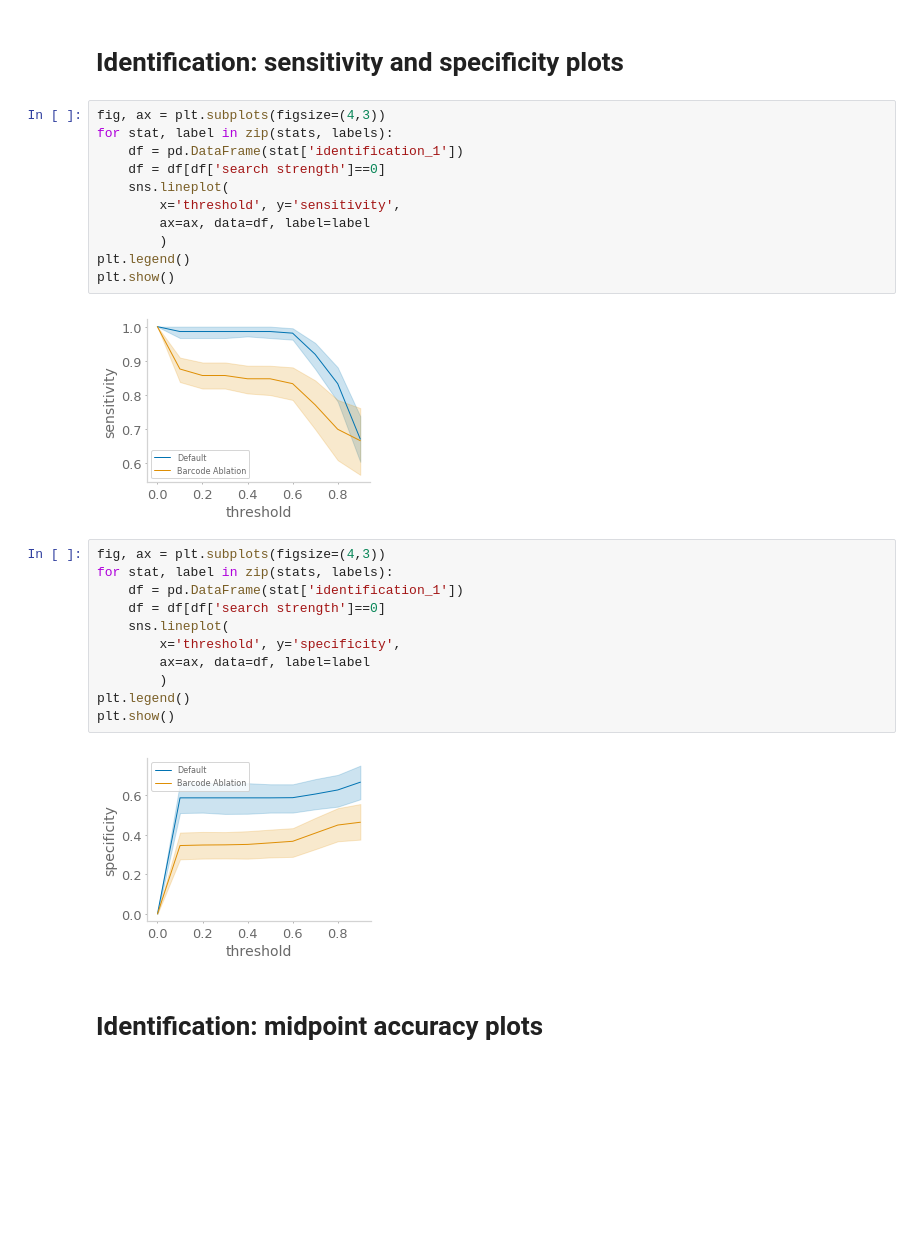
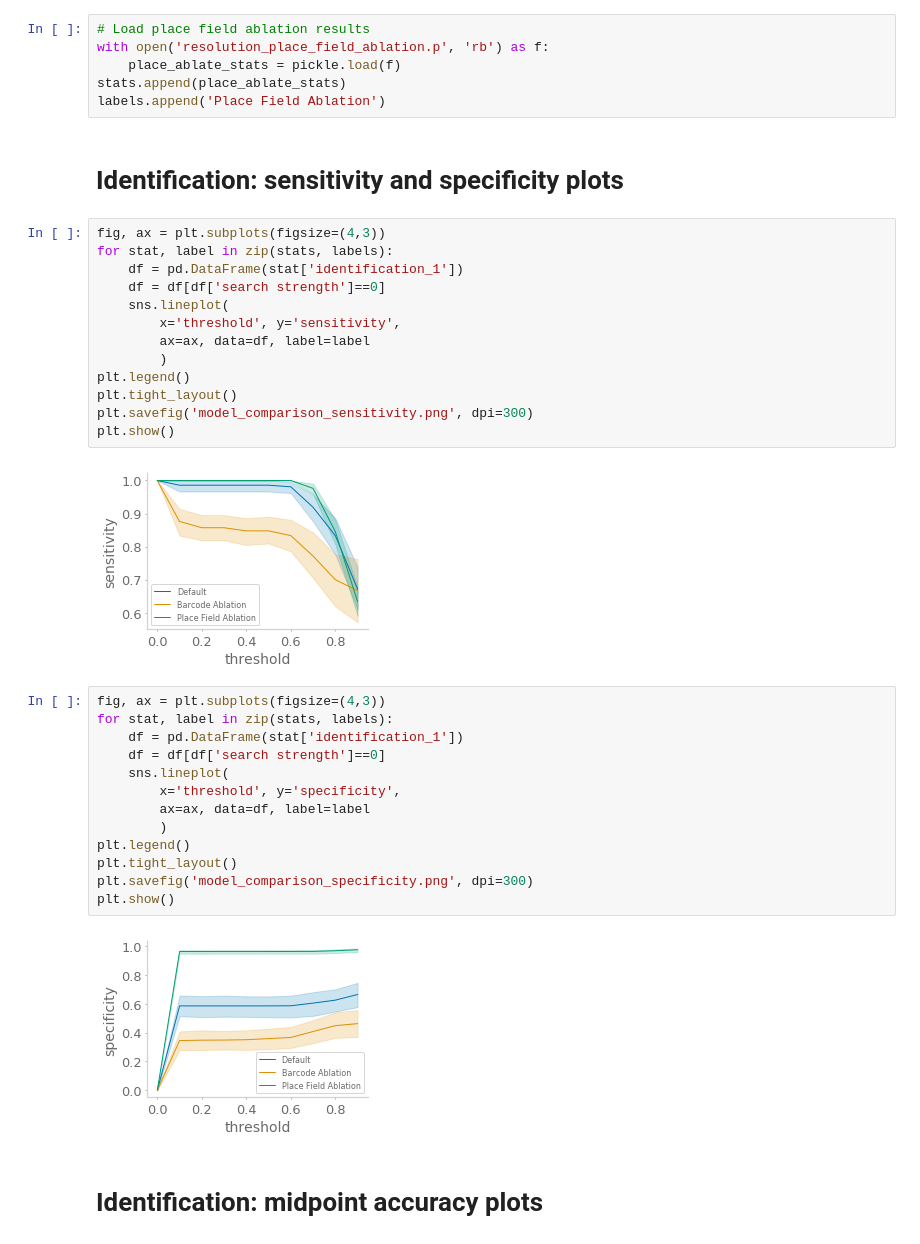
Before and after one commit to chingf/barcodes, a Jupyter notebook: Fig5-comparing-default-to-ablations.ipynb, the cells around one changed output. Saved outputs shown, nothing was run; the diff lists cells and outputs as text; blank space fills up the shorter version.

```diff
--- a/Fig5-comparing-default-to-ablations.ipynb
+++ b/Fig5-comparing-default-to-ablations.ipynb
@@ -30,6 +30,12 @@ with open('resolution_barcode_ablation.p', 'rb') as f:
     bar_ablate_stats = pickle.load(f)
 stats.append(bar_ablate_stats)
 labels.append('Barcode Ablation')
+# %%
+# Load place field ablation results
+with open('resolution_place_field_ablation.p', 'rb') as f:
+    place_ablate_stats = pickle.load(f)
+stats.append(place_ablate_stats)
+labels.append('Place Field Ablation')
 # %% [markdown]
 # Identification: sensitivity and specificity plots
 # %%
@@ -42,22 +48,26 @@ for stat, label in zip(stats, labels):
         ax=ax, data=df, label=label
         )
 plt.legend()
+plt.tight_layout()
+plt.savefig('model_comparison_sensitivity.png', dpi=300)
 plt.show()
 # %% [output]
-[figure, old version]
+[figure, new version]
 # %%
 fig, ax = plt.subplots(figsize=(4,3))
 for stat, label in zip(stats, labels):
     df = pd.DataFrame(stat['identification_1'])
     df = df[df['search strength']==0]
     sns.lineplot(
         x='threshold', y='specificity',
         ax=ax, data=df, label=label
         )
 plt.legend()
+plt.tight_layout()
+plt.savefig('model_comparison_specificity.png', dpi=300)
 plt.show()
 # %% [output]
-[figure, old version]
+[figure, new version]
 # %% [markdown]
 # Identification: midpoint accuracy plots
 # %%
```
Also changed, not shown: parts of 5 cells of this notebook, 14 other files.
